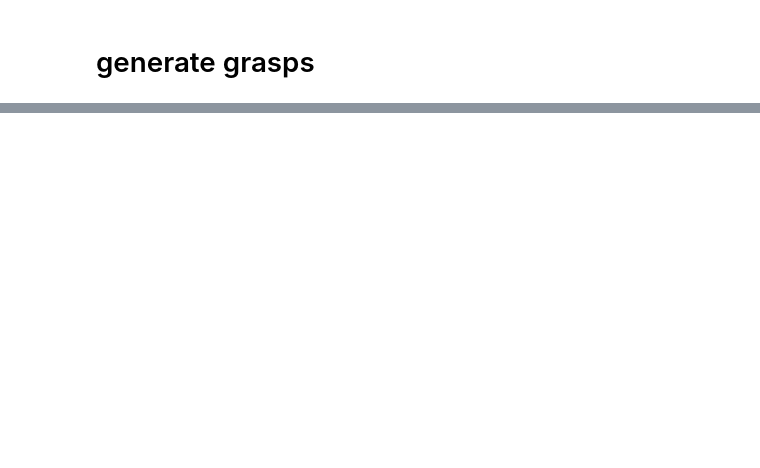
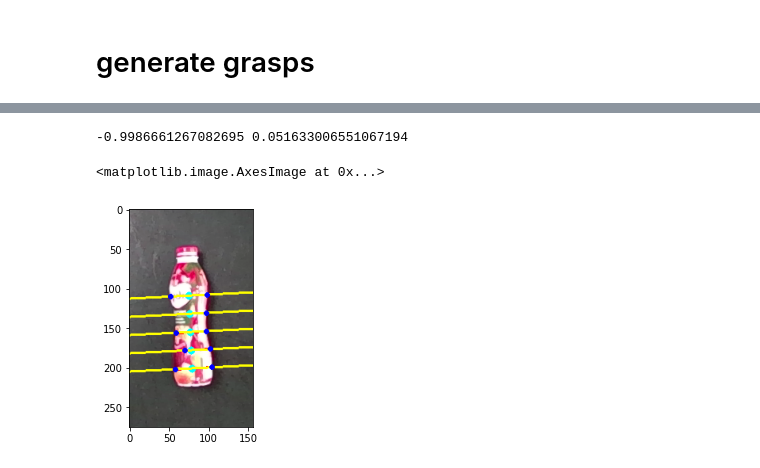
Before and after one commit to vladushked/robotic-grasping, a Jupyter notebook: generate_grasps_for_dataset.ipynb, the cells around one changed output, grey strips where cells are left out. Saved outputs shown, nothing was run; the diff lists cells and outputs as text; code cells hidden in the pictures; blank space fills up the shorter version.

```diff
--- a/generate_grasps_for_dataset.ipynb
+++ b/generate_grasps_for_dataset.ipynb
@@ -146,0 +133,8 @@ for pt in zip(*line(cols-1,righty,0,lefty)):
+# %%
+def distance(first, second):
+    return sqrt((first[0] - second[0]) ** 2 + (first[1] - second[1]) ** 2)
+# %%
+divider = distance(points[0], points[0]) / 40
+
+dx = (points[1][0] - points[0][0]) / divider
+dy = (points[1][1] - points[0][1]) / divider
@@ -146,0 +145,31 @@ for pt in zip(*line(cols-1,righty,0,lefty)):
+# %%
+def perpendicular( a ) :
+    a = np.array(a)
+    a = a/np.linalg.norm(a)
+    b = np.empty_like(a)
+    b[0] = -a[1]
+    b[1] = a[0]
+    return b
+# %%
+rgb_copy = rgb_copy.copy()
+grab_center_points = []
+grab_widths_points = []
+pvx, pvy = perpendicular((vx,vy))
+print(pvx,pvy)
+
+for i in range(1, divider):
+    point = (int( points[0][0] + dx*i), int( points[0][1] + dy*i))
+    grab_center_points.append(point)
+    cv2.circle(rgb_copy, point, 2, (0, 255, 255), 6)
+    lefty, righty = draw_line(rgb_copy, pvx, pvy, point[0], point[1])
+    widths_points = find_intersection(rgb_copy, cols-1,righty,0,lefty, contour)
+    if len(widths_points) < 2:
+        continue
+    grab_widths_points.append(widths_points)
+
+cropped_rgb = crop_bbox(rgb_copy, bbox)
+plt.imshow(cropped_rgb)
+# %% [output]
+-0.9986661267082695 0.051633006551067194
+<matplotlib.image.AxesImage at 0x...>
+[figure, added]
```
Also changed, not shown: parts of 17 cells of this notebook.
